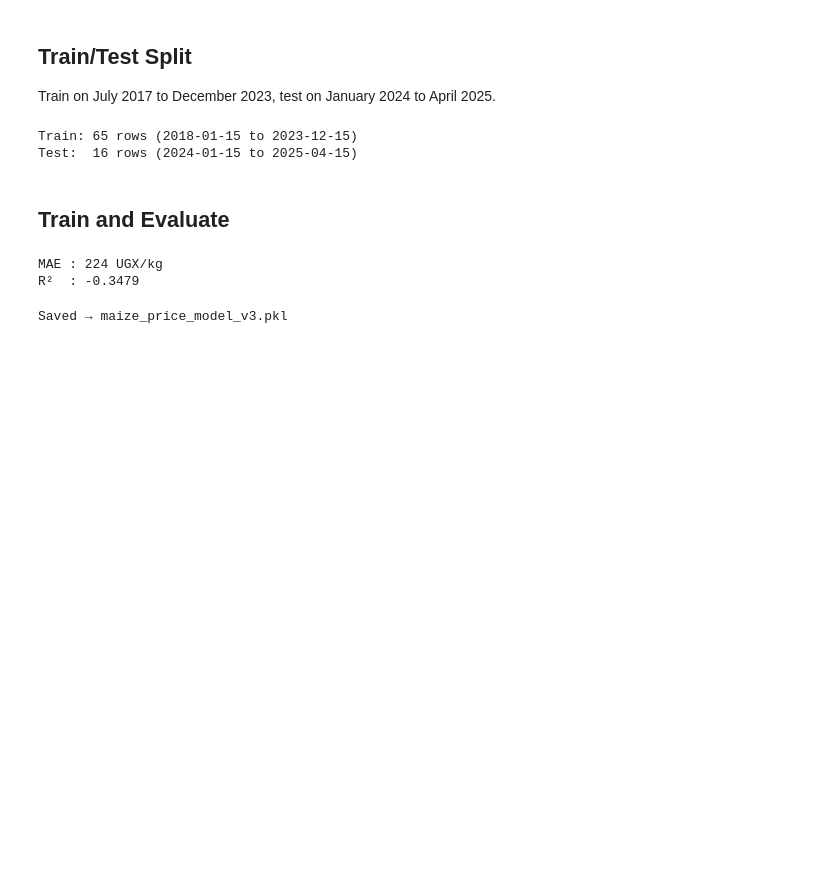
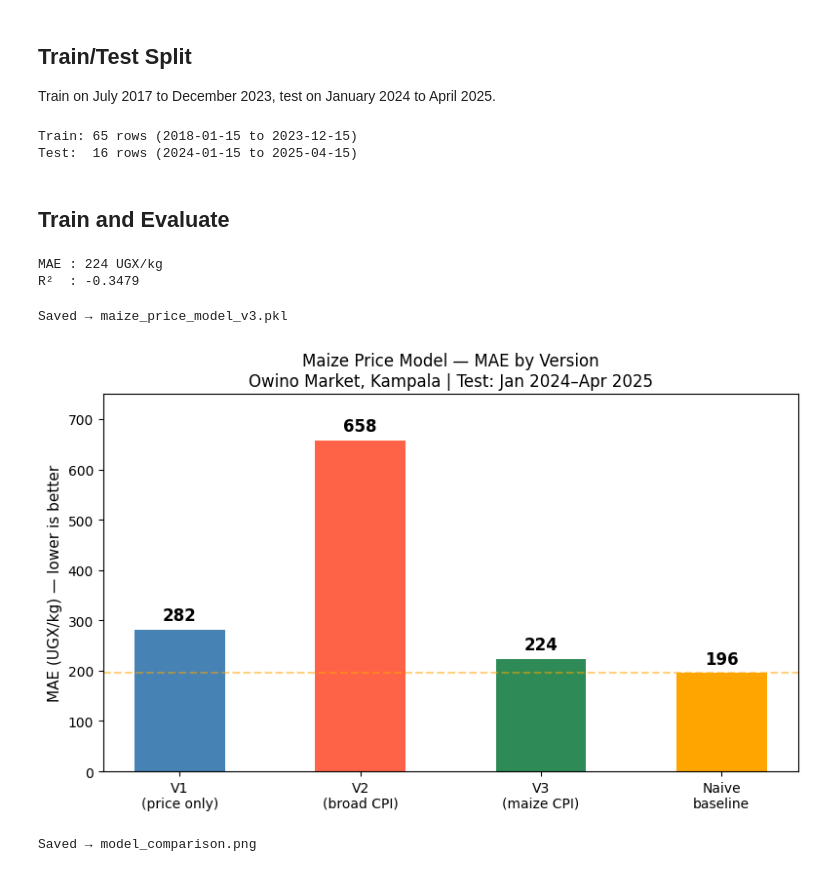
Before and after one commit to Byabasaija/east-africa-food-prices, a Jupyter notebook: food_prices_model/05_retrain_full.ipynb, the cells around one changed output. Cells and saved outputs as stored; diff of their text form; code cells hidden in the pictures; blank space fills up the shorter version.

Commit message:
feat: retrain model v3 with maize-specific CPI — MAE 224, deploy to API

```diff
--- a/food_prices_model/05_retrain_full.ipynb
+++ b/food_prices_model/05_retrain_full.ipynb
@@ -148,3 +148,31 @@ joblib.dump(model, "maize_price_model_v3.pkl")
 print("Saved → maize_price_model_v3.pkl")
 # %% [output]
 Saved → maize_price_model_v3.pkl
+# %%
+import matplotlib.pyplot as plt
+import numpy as np
+
+models = ["V1\n(price only)", "V2\n(broad CPI)", "V3\n(maize CPI)", "Naive\nbaseline"]
+maes = [282, 658, 224, 196]
+colors = ["steelblue", "tomato", "seagreen", "orange"]
+
+fig, ax = plt.subplots(figsize=(8, 5))
+bars = ax.bar(models, maes, color=colors, width=0.5)
+
+# Add value labels on bars
+for bar, mae in zip(bars, maes):
+    ax.text(bar.get_x() + bar.get_width()/2, bar.get_height() + 10,
+            f"{mae}", ha="center", va="bottom", fontweight="bold", fontsize=12)
+
+ax.axhline(y=196, color="orange", linestyle="--", alpha=0.5)
+ax.set_ylabel("MAE (UGX/kg) — lower is better", fontsize=11)
+ax.set_title("Maize Price Model — MAE by Version\nOwino Market, Kampala | Test: Jan 2024–Apr 2025", fontsize=12)
+ax.set_ylim(0, 750)
+
+plt.tight_layout()
+plt.savefig("model_comparison.png", dpi=150)
+plt.show()
+print("Saved → model_comparison.png")
+# %% [output]
+[figure, added]
+Saved → model_comparison.png
```
Also changed, not shown: 2 other files.
